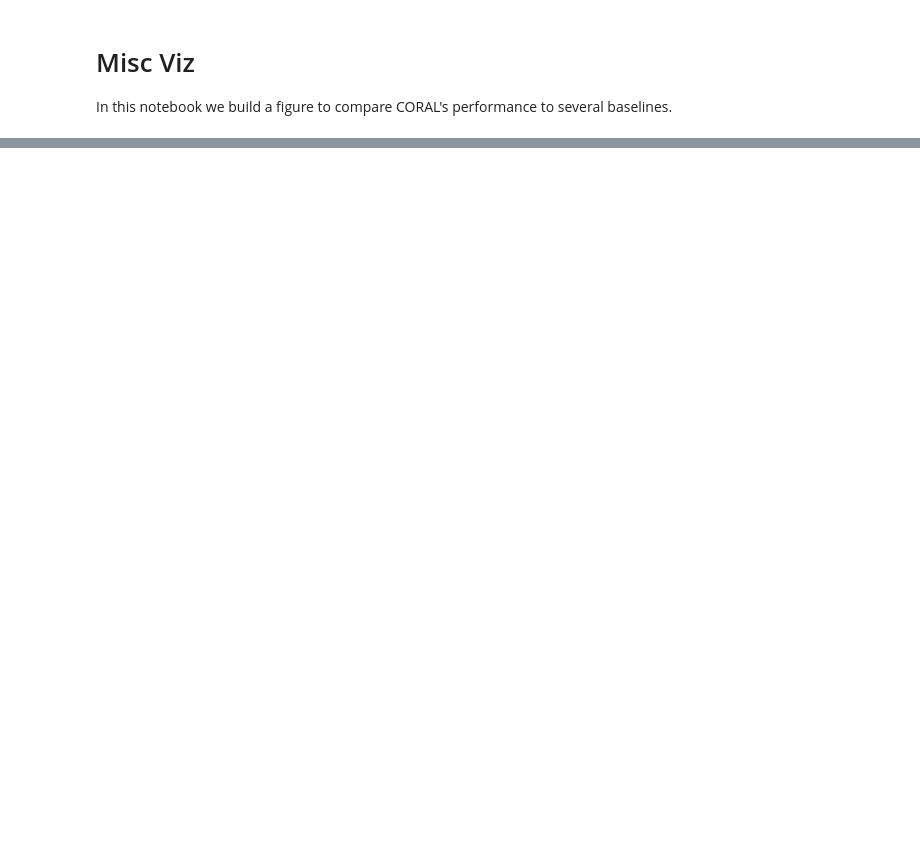
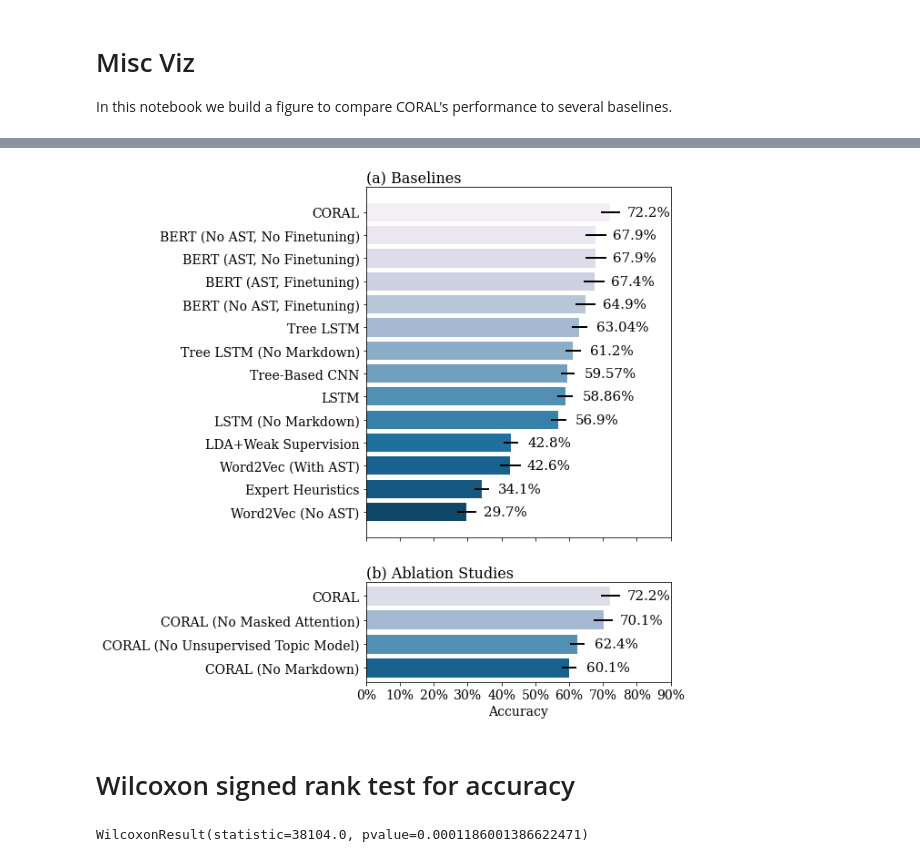
Before and after one commit to behavioral-data/CORAL, a Jupyter notebook: notebooks/MiscViz.ipynb, the cells around one changed output, grey strips where cells are left out. Cells and saved outputs as stored; diff of their text form; code cells hidden in the pictures; blank space fills up the shorter version.

```diff
--- a/notebooks/MiscViz.ipynb
+++ b/notebooks/MiscViz.ipynb
@@ -96,0 +111,29 @@ id(ax2)
+# %%
+with plt.style.context("publications.mplstyle"):
+
+    tick_pad = 290
+    fig = plt.figure(figsize=(6, 10))
+    gs = gridspec.GridSpec(2, 1, height_ratios=[n_baselines, n_ablation])
+
+    ax1 = plt.subplot(gs[0])
+    baseline_palette = sns.color_palette("PuBu",n_colors = n_baselines)
+    bars_with_labels_and_errors(baseline_accuracies, ax = ax1, palette = baseline_palette)
+
+    ax1.set_xlabel("")
+    ax1.set_ylabel("")
+    ax1.set_title("(a) Baselines", loc = "left")
+    plt.setp(ax1.get_xticklabels(), visible=False)
+
+
+    ablation_palette = sns.color_palette("PuBu",n_colors = n_ablation)
+    ax2 = plt.subplot(gs[1],sharex = ax1)
+    bars_with_labels_and_errors(ablation_accuracies, ax = ax2, palette = ablation_palette)
+
+    ax2.set_title("(b) Ablation Studies", loc = "left")
+
+
+    save_for_pub("figs/model_performance_with_baselines.pdf")
+# %% [output]
+[figure, added]
+# %% [markdown]
+# Wilcoxon signed rank test for accuracy
@@ -96,0 +167,4 @@ id(ax2)
+# %%
+wilcoxon(coral_correct,ast_no_fine_tune_correct)
+# %% [output]
+WilcoxonResult(statistic=38104.0, pvalue=0.0001186001386622471)
```
Also changed, not shown: parts of 19 cells of this notebook, 16 other files.
